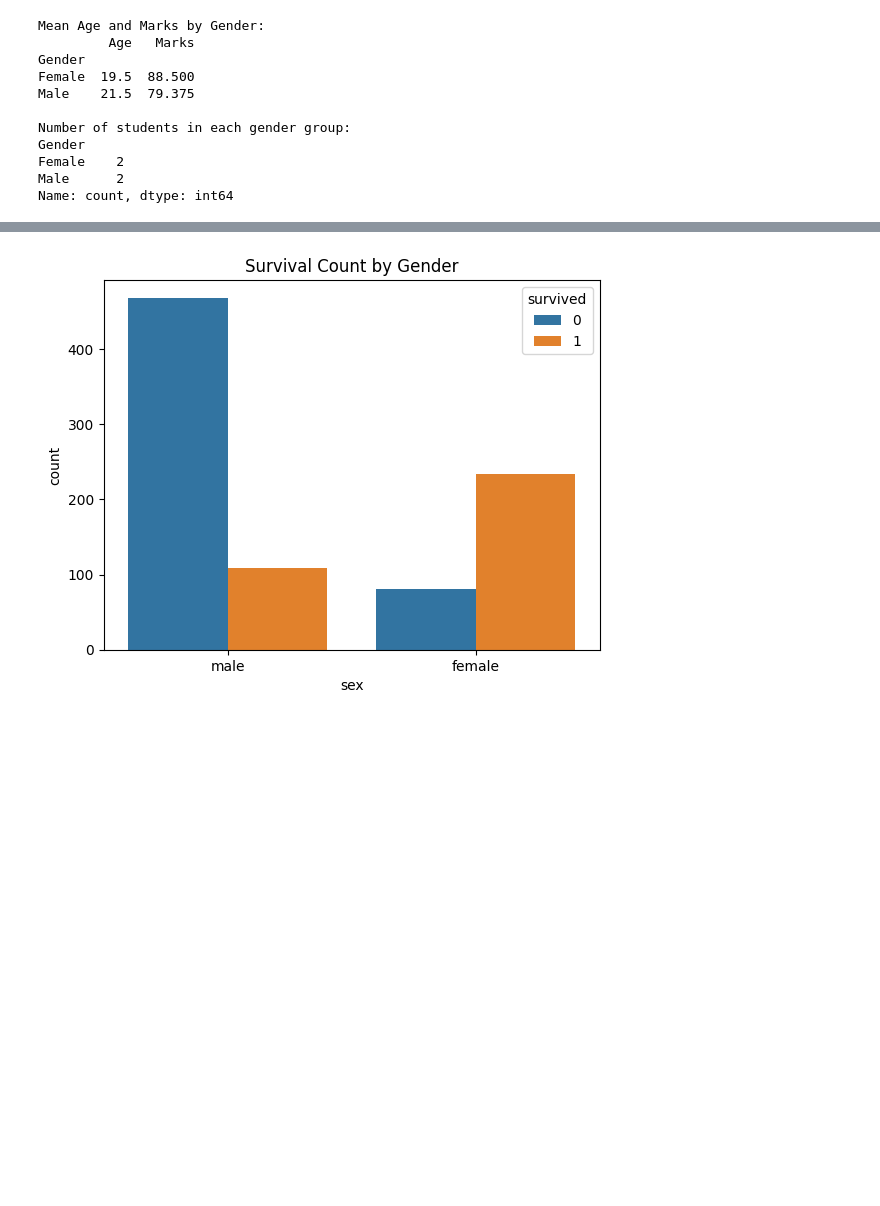
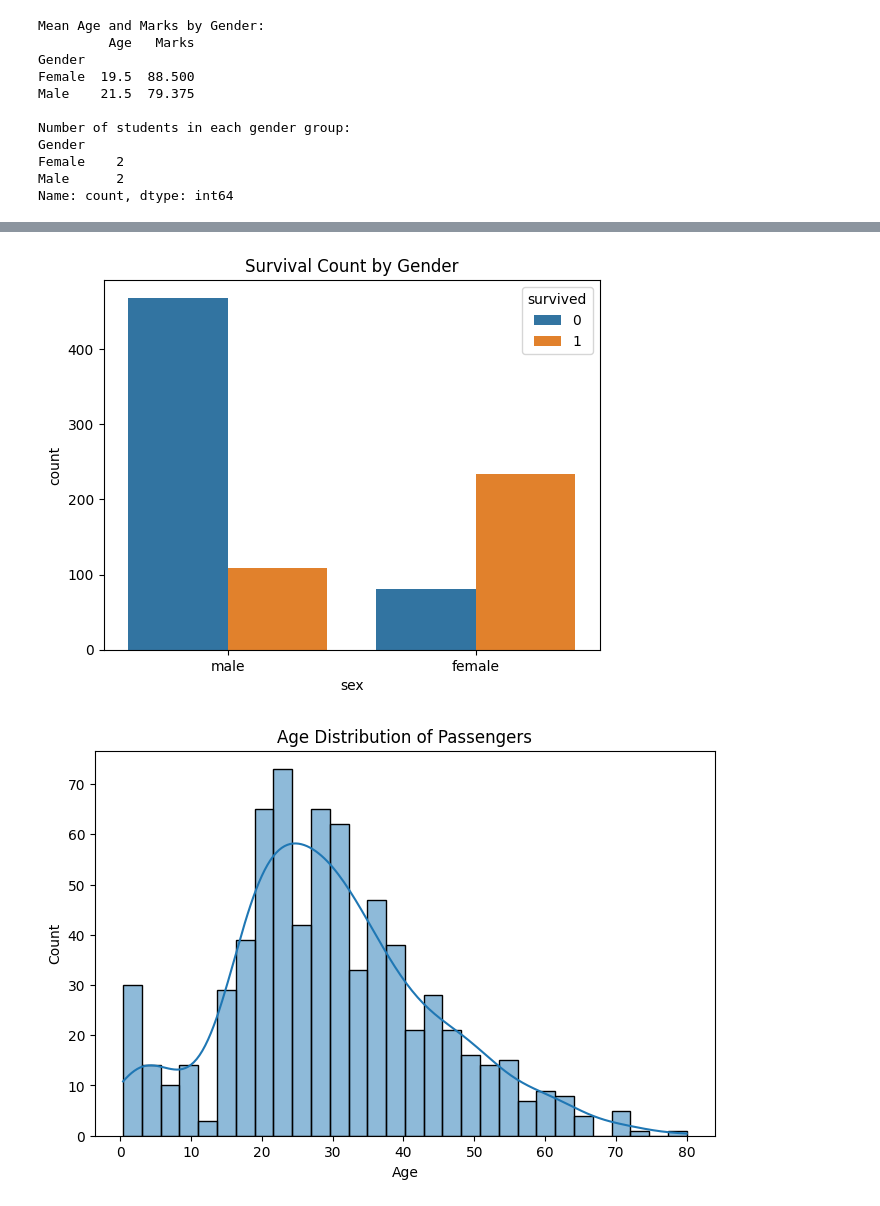
Before and after one commit to Abhishek-tech471/Python_Machine_Learning, a Jupyter notebook: Assignment3/index.ipynb, the cells around one changed output, grey strips where cells are left out. Cells and saved outputs as stored; diff of their text form; code cells hidden in the pictures; blank space fills up the shorter version.

```diff
--- a/Assignment3/index.ipynb
+++ b/Assignment3/index.ipynb
@@ -176,30 +176,61 @@ print(titanic.info())
 print("\nSummary Statistics:")
 print(titanic.describe())
 
 
 print("\nMissing values per column:")
 print(titanic.isnull().sum())
 
 
 sns.countplot(data=titanic, x="sex", hue="survived")
 plt.title("Survival Count by Gender")
 plt.show()
+
+# Age distribution of passengers
+plt.figure(figsize=(8, 5))
+sns.histplot(titanic['age'], kde=True, bins=30)
+plt.title("Age Distribution of Passengers")
+plt.xlabel("Age")
+plt.ylabel("Count")
+plt.show()
+
+# Survival by Passenger Class
+plt.figure(figsize=(6, 4))
+sns.countplot(data=titanic, x="pclass", hue="survived")
+plt.title("Survival Count by Passenger Class")
+plt.xlabel("Passenger Class")
+plt.ylabel("Count")
+plt.show()
+
+# Heatmap of correlation
+plt.figure(figsize=(8, 6))
+sns.heatmap(titanic.corr(numeric_only=True), annot=True, cmap="Blues")
+plt.title("Correlation Heatmap")
+plt.show()
+
+# Barplot: Average fare paid by class
+plt.figure(figsize=(6, 4))
+sns.barplot(data=titanic, x="pclass", y="fare")
+plt.title("Average Fare by Passenger Class")
+plt.xlabel("Passenger Class")
+plt.ylabel("Average Fare")
+plt.show()
 # %% [output]
 Head of Titanic dataset:
    survived  pclass     sex   age  sibsp  parch     fare embarked  class  \
 0         0       3    male  22.0      1      0   7.2500        S  Third
 1         1       1  female  38.0      1      0  71.2833        C  First
 2         1       3  female  26.0      0      0   7.9250        S  Third
 3         1       1  female  35.0      1      0  53.1000        S  First
 4         0       3    male  35.0      0      0   8.0500        S  Third
 
      who  adult_male deck  embark_town alive  alone
 0    man        True  NaN  Southampton    no  False
 1  woman       False    C    Cherbourg   yes  False
 2  woman       False  NaN  Southampton   yes   True
 ... (52 lines left out)
 embark_town      2
 alive            0
 alone            0
 dtype: int64
 [figure]
+[figure, added]
```
Also changed, not shown: parts of 1 cell of this notebook.
